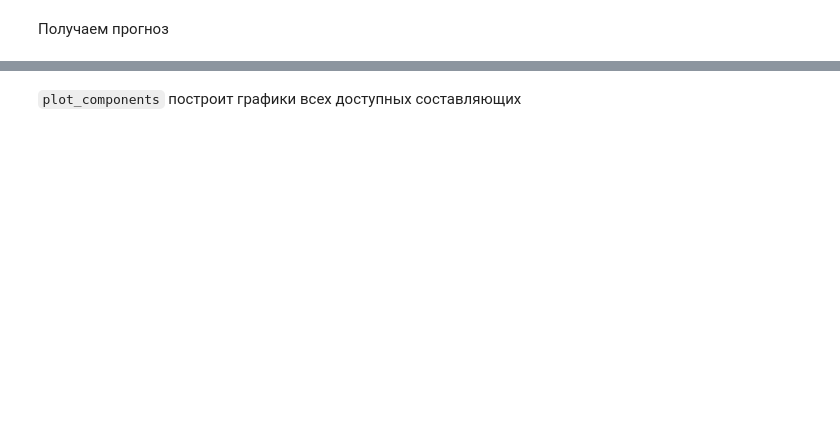
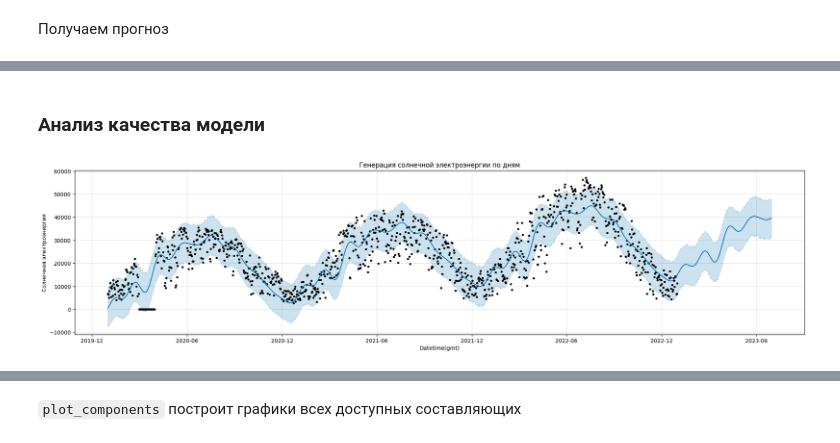
Before and after one commit to ArtyomShabunin/SMOPA, a Jupyter notebook: lesson_8.ipynb, the cells around one changed output, grey strips where cells are left out. Drawn from its saved outputs; the diff is of its cells as text; code cells hidden in the pictures; blank space fills up the shorter version.

```diff
--- a/lesson_8.ipynb
+++ b/lesson_8.ipynb
@@ -273,4 +344,4 @@ $$
 # %%
-solar = pd.DataFrame(solar)
-solar.columns = ["y"]
-solar["ds"] = solar.index
+solar_dy_day = pd.DataFrame(solar_dy_day)
+solar_dy_day.columns = ["y"]
+solar_dy_day["ds"] = solar_dy_day.index
@@ -278,0 +350,8 @@ solar
+# %%
+cutoff_date = '2023-01-01'
+
+solar_dy_day_train = solar_dy_day[solar_dy_day["ds"] < cutoff_date].copy()
+solar_dy_day_test = solar_dy_day[solar_dy_day["ds"] >= cutoff_date].copy()
+
+print(f"Train: {solar_dy_day_train.shape[0]} записей")
+print(f"Test: {solar_dy_day_test.shape[0]} записей")
@@ -282,12 +389,14 @@ solar
 from prophet import Prophet
 
 model_param ={
-    "daily_seasonality": True, # ежедневная сезонность
+    "daily_seasonality": False, # ежедневная сезонность
     "weekly_seasonality":False, # недельная сезонность
     "yearly_seasonality":True, # годовая сезонность
-    "seasonality_mode": "multiplicative", # сезонность будет мультипликативной
+    "interval_width": 0.8, # ширина доверительного интервала
+    # "seasonality_mode": "multiplicative", # сезонность будет мультипликативной
     # "changepoint_prior_scale" : 0.05 # управляет гибкостью модели в определении изменений тренда
 }
 
 model = Prophet(**model_param)
-model.fit(solar);
+
+model.fit(solar_dy_day_train);
@@ -295,7 +414,7 @@ model.fit(solar);
 Получаем прогноз
 # %%
 future= model.make_future_dataframe(
-    periods=365*24*1, # количество будущих временных шагов для прогноза
-    freq='h' # частота временного ряда
+    periods=solar_dy_day_test.shape[0], # количество будущих временных шагов для прогноза
+    freq='d' # частота временного ряда
 )
 forecast= model.predict(future)
@@ -302,5 +463,9 @@ forecast= model.predict(future)
+# %% [markdown]
+### Анализ качества модели
 # %%
 fig = model.plot(
     forecast, xlabel='Datetime(gmt)', ylabel=r'Солнечная электроэнергия', figsize=(20, 5), uncertainty=True)
-plt.title('Почасовая генерация солнечной электроэнергии')
+plt.title('Генерация солнечной электроэнергии по дням')
 plt.show()
+# %% [output]
+[figure, added]
```
Also changed, not shown: parts of 86 cells of this notebook.
